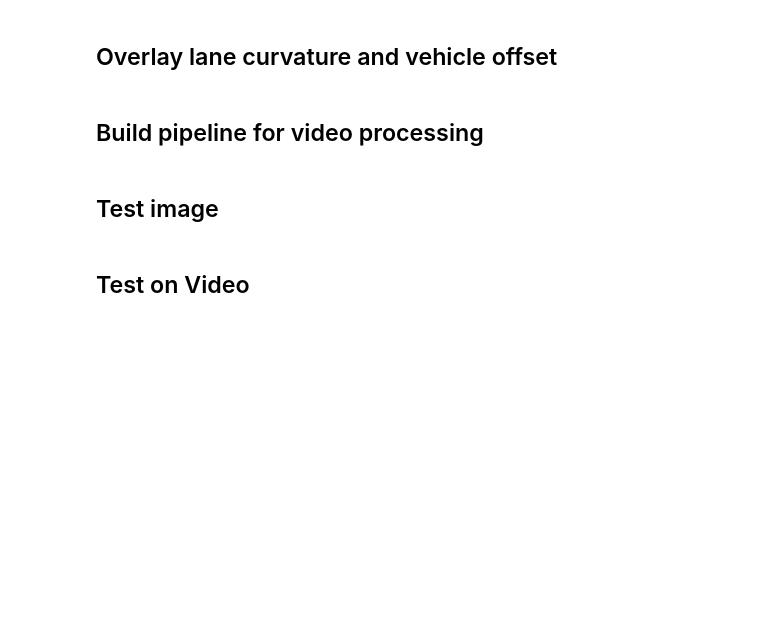
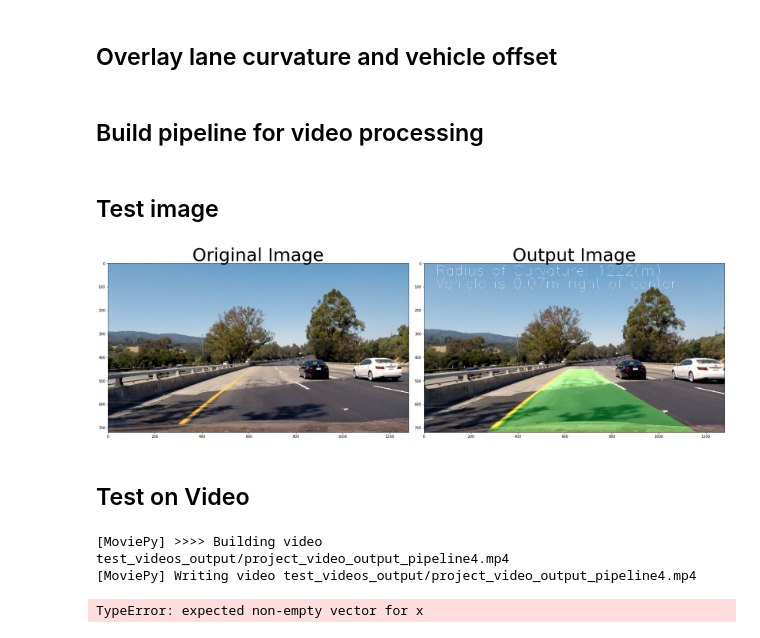
Before and after one commit to apecone/CarND-Advanced-Lane-Lines, a Jupyter notebook: advanced-lane-finding.ipynb, the cells around one changed output. Cells and saved outputs as stored; diff of their text form; code cells hidden in the pictures; blank space fills up the shorter version.

```diff
--- a/advanced-lane-finding.ipynb
+++ b/advanced-lane-finding.ipynb
@@ -134,9 +134,9 @@ def region_of_interest(img, vertices):
     #defining a 3 channel or 1 channel color to fill the mask with depending on the input image
     if len(img.shape) > 2:
         channel_count = img.shape[2]  # i.e. 3 or 4 depending on your image
-        ignore_mask_color = (1,) * channel_count
+        ignore_mask_color = (255,) * channel_count
     else:
-        ignore_mask_color = 1
+        ignore_mask_color = 255
 
     #filling pixels inside the polygon defined by "vertices" with the fill color
     cv2.fillPoly(mask, vertices, ignore_mask_color)
@@ -460,16 +520,18 @@ def pipeline2(image):
 ## Test image
 # %%
 img_rgb = cv2.cvtColor(cv2.imread('test_images/test4.jpg'), cv2.COLOR_BGR2RGB)
-img_out = pipeline(img_rgb)
+img_out = pipeline3(img_rgb)
 
 # Plot the result
 f, (ax1, ax2) = plt.subplots(1, 2, figsize=(24, 9))
 f.tight_layout()
 ax1.imshow(img_rgb)
 ax1.set_title('Original Image', fontsize=50)
 ax2.imshow(img_out)
 ax2.set_title('Output Image', fontsize=50)
 plt.subplots_adjust(left=0., right=1, top=0.9, bottom=0.)
+# %% [output]
+[figure, added]
 # %% [markdown]
 ## Test on Video
 # %%
@@ -483,10 +545,17 @@ def process_image(image):
 # %%
-output = 'test_videos_output/project_video_output.mp4'
+which_video = 'project'
+pipelineNum = 1
+
+output = 'test_videos_output/{}_video_output_pipeline{}.mp4'.format(which_video, pipelineNum)
 ## To speed up the testing process you may want to try your pipeline on a shorter subclip of the video
 ## To do so add .subclip(start_second,end_second) to the end of the line below
 ## Where start_second and end_second are integer values representing the start and end of the subclip
 ## You may also uncomment the following line for a subclip of the first 5 seconds
-#clip1 = VideoFileClip("project_video.mp4").subclip(22,25)
-clip1 = VideoFileClip("project_video.mp4")
+#clip1 = VideoFileClip("{}_video.mp4".format(which_video)).subclip(10,15)
+clip1 = VideoFileClip("{}_video.mp4".format(which_video))
 output_clip = clip1.fl_image(process_image) #NOTE: this function expects color images!!
 %time output_clip.write_videofile(output, audio=False)
+# %% [output]
+[MoviePy] >>>> Building video test_videos_output/project_video_output_pipeline4.mp4
+[MoviePy] Writing video test_videos_output/project_video_output_pipeline4.mp4
+TypeError: expected non-empty vector for x
```
Also changed, not shown: parts of 2 cells of this notebook.
